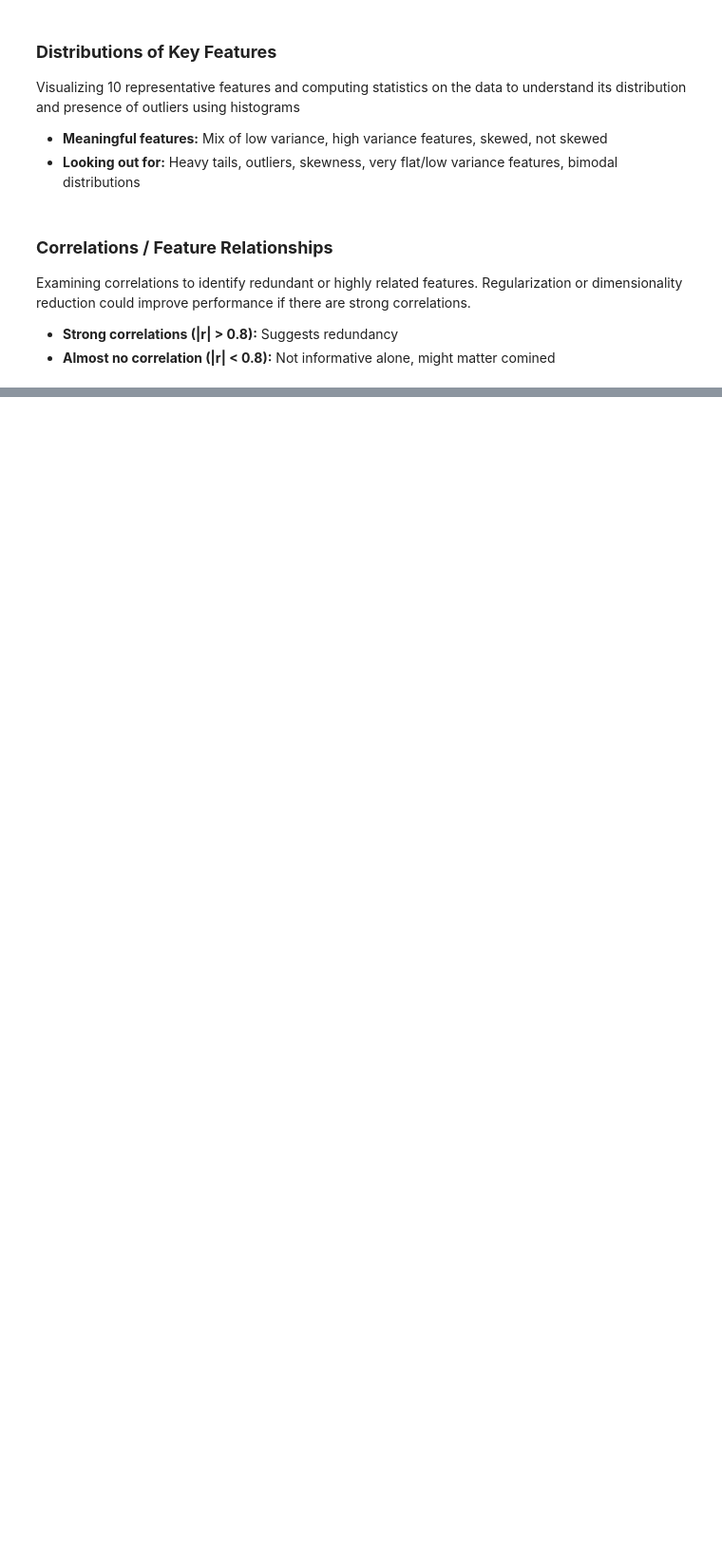
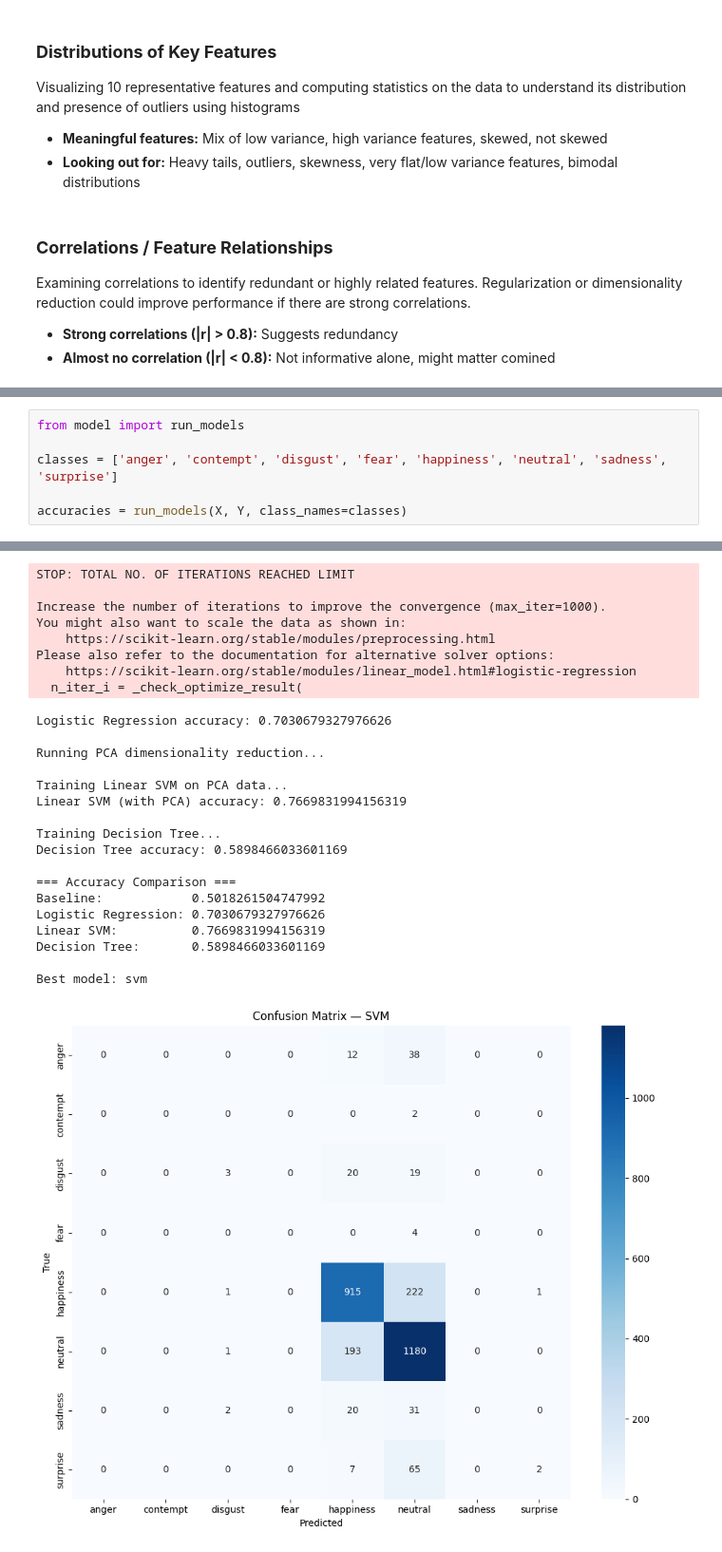
Before and after one commit to jerome-manarang/InsideOut, a Jupyter notebook: data_analysis.ipynb, the cells around one changed output, grey strips where cells are left out. Shown at 95% size. Cells and saved outputs as stored; diff of their text form; blank space fills up the shorter version.

Commit message:
added model.py to the notebook

```diff
--- a/data_analysis.ipynb
+++ b/data_analysis.ipynb
@@ -100,0 +104,7 @@ Examining correlations to identify redundant or highly related features. Regular
+# %%
+from model import run_models
+
+classes = ['anger', 'contempt', 'disgust', 'fear', 'happiness', 'neutral', 'sadness', 'surprise']
+
+accuracies = run_models(X, Y, class_names=classes)
+# %% [output]
@@ -100,0 +118,26 @@ Examining correlations to identify redundant or highly related features. Regular
+STOP: TOTAL NO. OF ITERATIONS REACHED LIMIT
+
+Increase the number of iterations to improve the convergence (max_iter=1000).
+You might also want to scale the data as shown in:
+    https://scikit-learn.org/stable/modules/preprocessing.html
+Please also refer to the documentation for alternative solver options:
+    https://scikit-learn.org/stable/modules/linear_model.html#logistic-regression
+  n_iter_i = _check_optimize_result(
+Logistic Regression accuracy: 0.7030679327976626
+
+Running PCA dimensionality reduction...
+
+Training Linear SVM on PCA data...
+Linear SVM (with PCA) accuracy: 0.7669831994156319
+
+Training Decision Tree...
+Decision Tree accuracy: 0.5898466033601169
+
+=== Accuracy Comparison ===
+Baseline:            0.5018261504747992
+Logistic Regression: 0.7030679327976626
+Linear SVM:          0.7669831994156319
+Decision Tree:       0.5898466033601169
+
+Best model: svm
+[figure, added]
```
Also changed, not shown: parts of 3 cells of this notebook, 1 other file.
